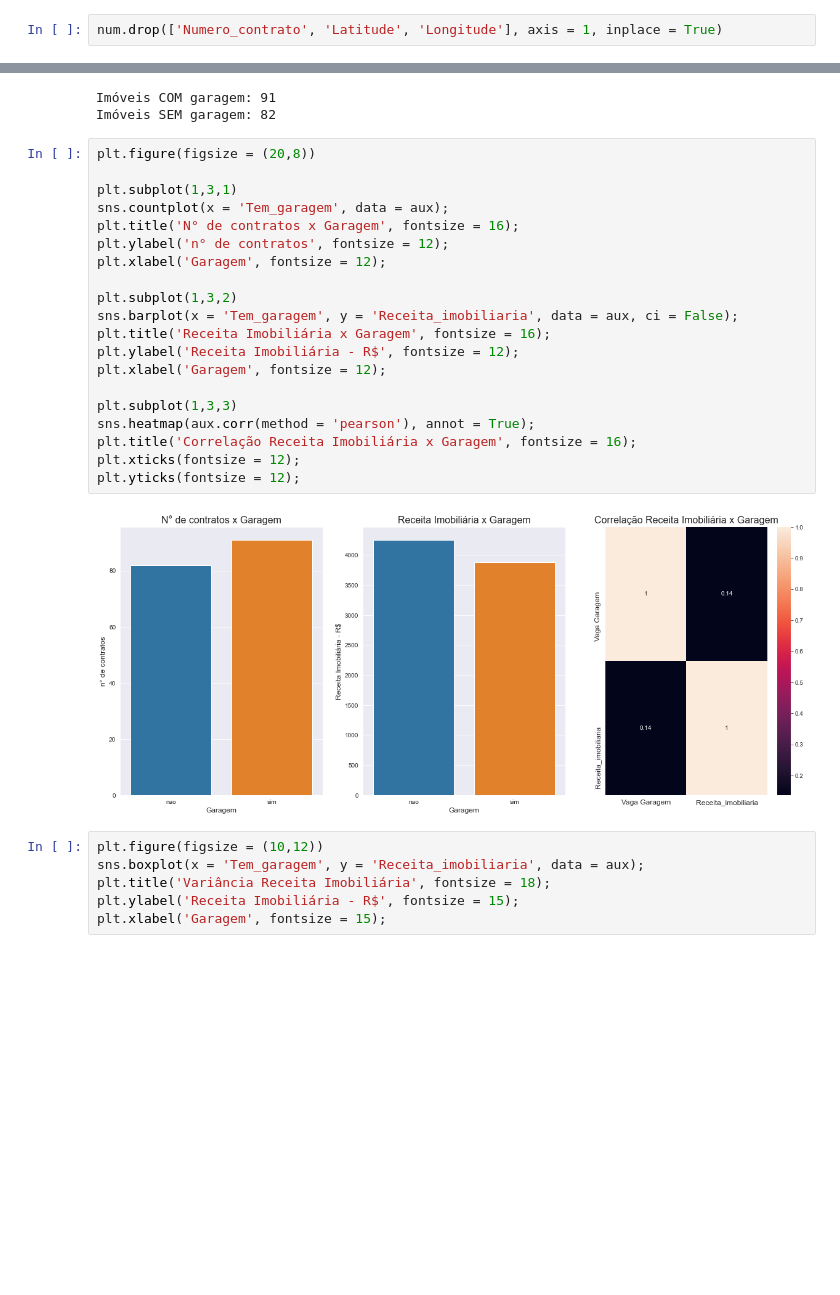
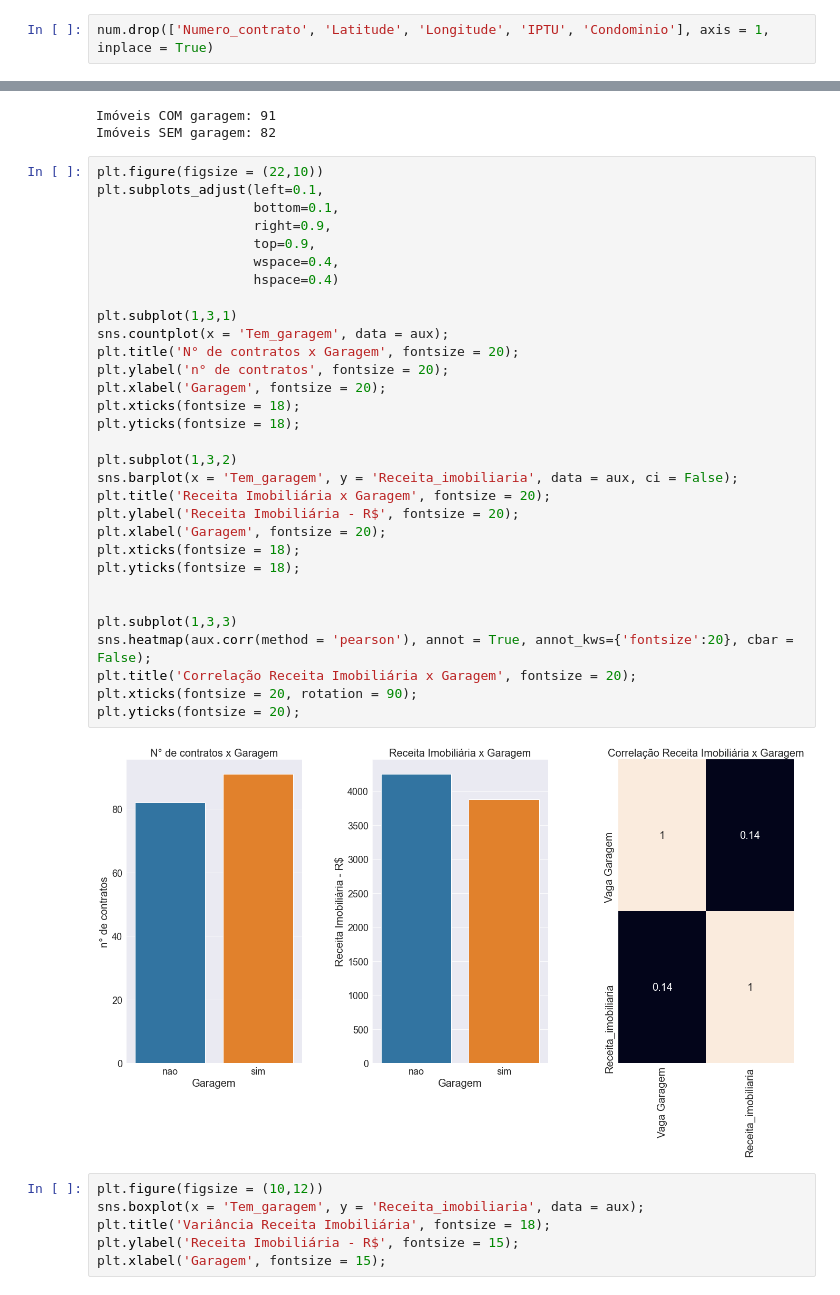
Before and after one commit to PedroSouzaDS/Projeto_Business_Intelligence_Completo-Imobili-ria_New_Offices-, a Jupyter notebook: EDA_New_Offices.ipynb, the cells around one changed output, grey strips where cells are left out. Saved outputs shown, nothing was run; the diff lists cells and outputs as text; blank space fills up the shorter version.

```diff
--- a/EDA_New_Offices.ipynb
+++ b/EDA_New_Offices.ipynb
@@ -82,7 +82,7 @@ cat = df.select_dtypes(exclude = ['int64', 'float64', 'datetime64[ns]'])
 ## Eliminando colunas irrelevantes
 ### variáveis que não apresentam nenhuma informação relevante ou correlação conhecida a priori
 # %%
-num.drop(['Numero_contrato', 'Latitude', 'Longitude'], axis = 1, inplace = True)
+num.drop(['Numero_contrato', 'Latitude', 'Longitude', 'IPTU', 'Condominio'], axis = 1, inplace = True)
 # %% [output]
 A value is trying to be set on a copy of a slice from a DataFrame
 
@@ -284,27 +291,38 @@ print(f'Imóveis SEM garagem: {len(nao)}')
 Imóveis COM garagem: 91
 Imóveis SEM garagem: 82
 # %%
-plt.figure(figsize = (20,8))
+plt.figure(figsize = (22,10))
+plt.subplots_adjust(left=0.1,
+                    bottom=0.1,
+                    right=0.9,
+                    top=0.9,
+                    wspace=0.4,
+                    hspace=0.4)
 
 plt.subplot(1,3,1)
 sns.countplot(x = 'Tem_garagem', data = aux);
-plt.title('N° de contratos x Garagem', fontsize = 16);
-plt.ylabel('n° de contratos', fontsize = 12);
-plt.xlabel('Garagem', fontsize = 12);
+plt.title('N° de contratos x Garagem', fontsize = 20);
+plt.ylabel('n° de contratos', fontsize = 20);
+plt.xlabel('Garagem', fontsize = 20);
+plt.xticks(fontsize = 18);
+plt.yticks(fontsize = 18);
 
 plt.subplot(1,3,2)
 sns.barplot(x = 'Tem_garagem', y = 'Receita_imobiliaria', data = aux, ci = False);
-plt.title('Receita Imobiliária x Garagem', fontsize = 16);
-plt.ylabel('Receita Imobiliária - R$', fontsize = 12);
-plt.xlabel('Garagem', fontsize = 12);
+plt.title('Receita Imobiliária x Garagem', fontsize = 20);
+plt.ylabel('Receita Imobiliária - R$', fontsize = 20);
+plt.xlabel('Garagem', fontsize = 20);
+plt.xticks(fontsize = 18);
+plt.yticks(fontsize = 18);
+
 
 plt.subplot(1,3,3)
-sns.heatmap(aux.corr(method = 'pearson'), annot = True);
-plt.title('Correlação Receita Imobiliária x Garagem', fontsize = 16);
-plt.xticks(fontsize = 12);
-plt.yticks(fontsize = 12);
+sns.heatmap(aux.corr(method = 'pearson'), annot = True, annot_kws={'fontsize':20}, cbar = False);
+plt.title('Correlação Receita Imobiliária x Garagem', fontsize = 20);
+plt.xticks(fontsize = 20, rotation = 90);
+plt.yticks(fontsize = 20);
 # %% [output]
-[figure, old version]
+[figure, new version]
 # %%
 plt.figure(figsize = (10,12))
 sns.boxplot(x = 'Tem_garagem', y = 'Receita_imobiliaria', data = aux);
```
Also changed, not shown: parts of 23 cells of this notebook.
